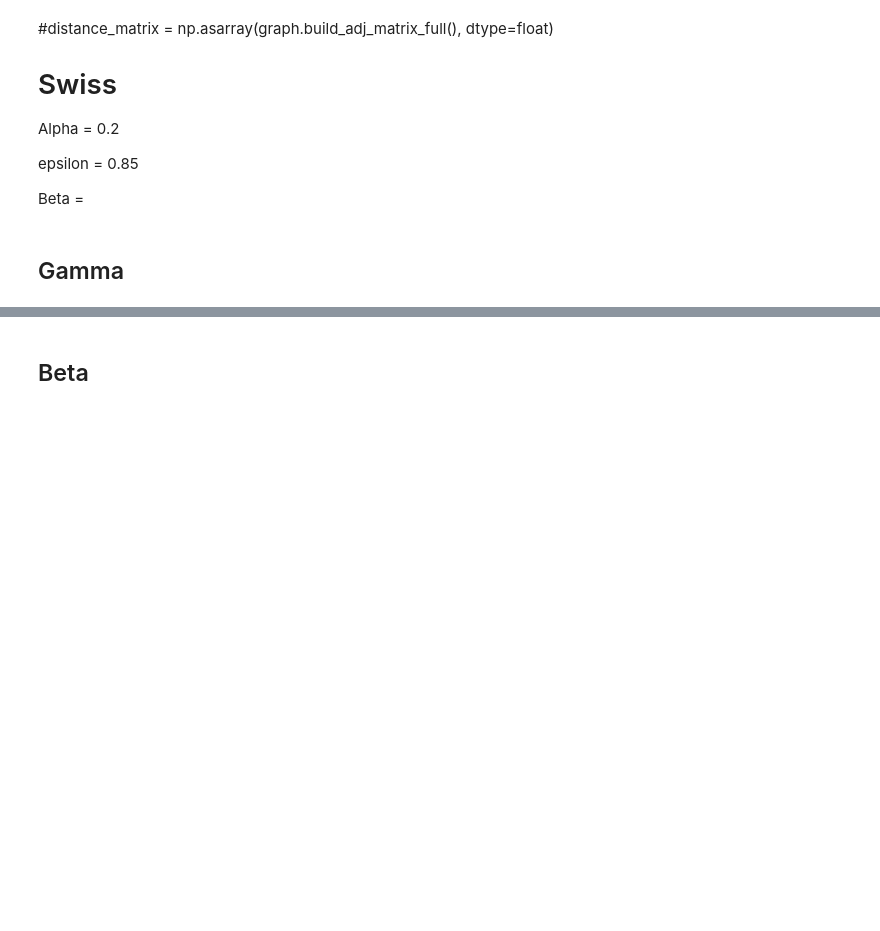
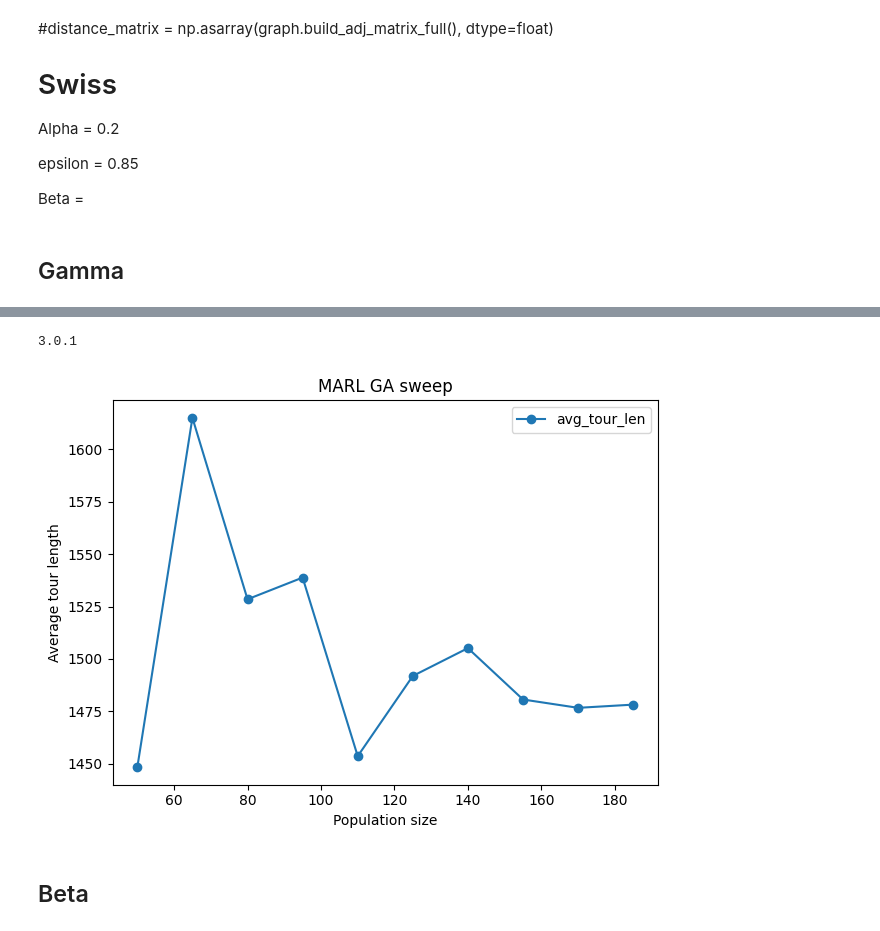
Before and after one commit to karinassini/tsp_rl_metaheuristic, a Jupyter notebook: notebooks/test.ipynb, the cells around one changed output, grey strips where cells are left out. Saved outputs shown, nothing was run; the diff lists cells and outputs as text; code cells hidden in the pictures; blank space fills up the shorter version.

```diff
--- a/notebooks/test.ipynb
+++ b/notebooks/test.ipynb
@@ -1272,0 +1591,27 @@ df.plot(x="marl_discount", y="avg_tour_len", marker="o")
+# %%
+rng = random.Random(42)
+base_cfg = dict(
+    population_size=50,
+    marl_iterations=5000,
+    marl_agents=3,
+    marl_epsilon=0.15,
+    marl_softmax_beta=2.0,
+    marl_learning_rate=0.75,
+    marl_reward=1,
+    marl_candidate_ratio=1.2,
+    marl_two_opt_passes=5,
+    marl_top_k=3,
+    marl_policy_epsilon_greedy_prob=0.85,
+    log=None,
+)
+
+results = []
+cfg = base_cfg.copy()
+for i in range(10):
+    print(f"Running MARL initial population generation with config: {cfg['population_size']}")
+    pop, _ = marl_initial_population(graph, rng, **cfg)
+    avg_dist = np.mean([tour_distance(t, distance_matrix) for t in pop])
+    min_dist = np.min([tour_distance(t, distance_matrix) for t in pop])
+    print(f"Avg distance: {avg_dist:.2f}, Min distance: {min_dist:.2f}")
+    results.append({**cfg, "avg_tour_len": avg_dist})
+    cfg["population_size"] = cfg["population_size"] + 15  # example sweep
@@ -1273,3 +1659,24 @@ df.plot(x="marl_discount", y="avg_tour_len", marker="o")
+# %%
+import pandas
+print(pandas.__version__)
+# %% [output]
+3.0.1
+# %%
+import pandas as pd
+import matplotlib.pyplot as plt
+
+# If your list uses numpy floats, pandas handles them directly
+df = pd.DataFrame(results)
+
+# Simple line plot
+ax = df.plot(x="population_size", y="avg_tour_len", marker="o")
+ax.set_ylabel("Average tour length")
+ax.set_xlabel("Population size")
+ax.set_title("MARL GA sweep")
+plt.tight_layout()
+plt.show()
+# %% [output]
+[figure, added]
 # %% [markdown]
 ## Beta
 # %%
```
Also changed, not shown: parts of 40 cells of this notebook, 2 other files.
